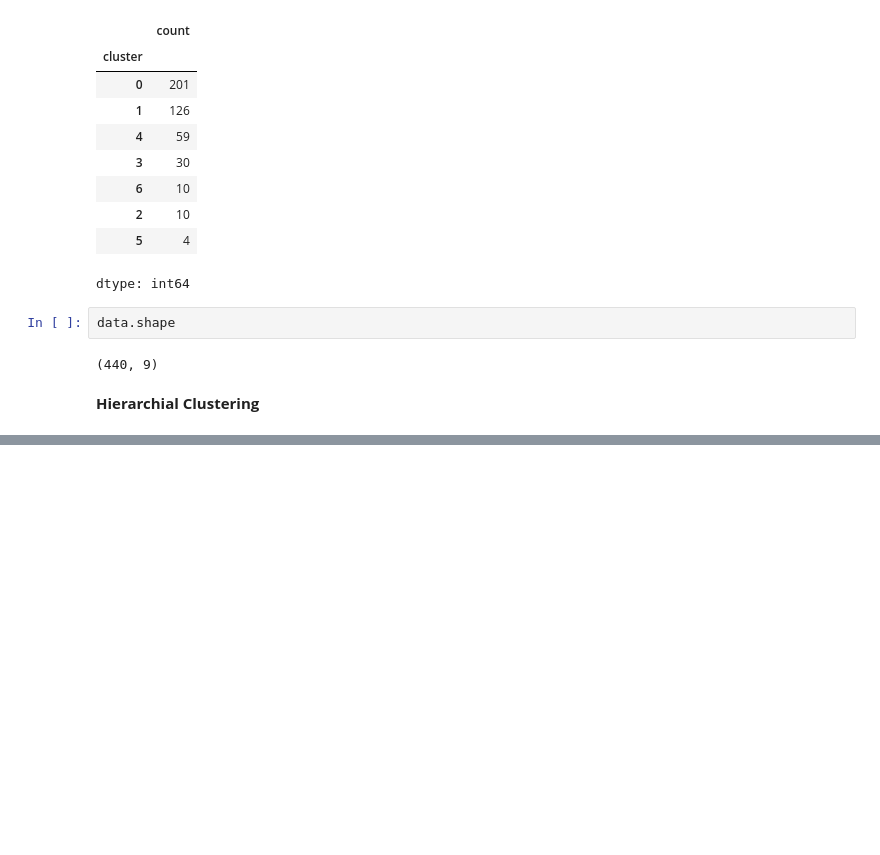
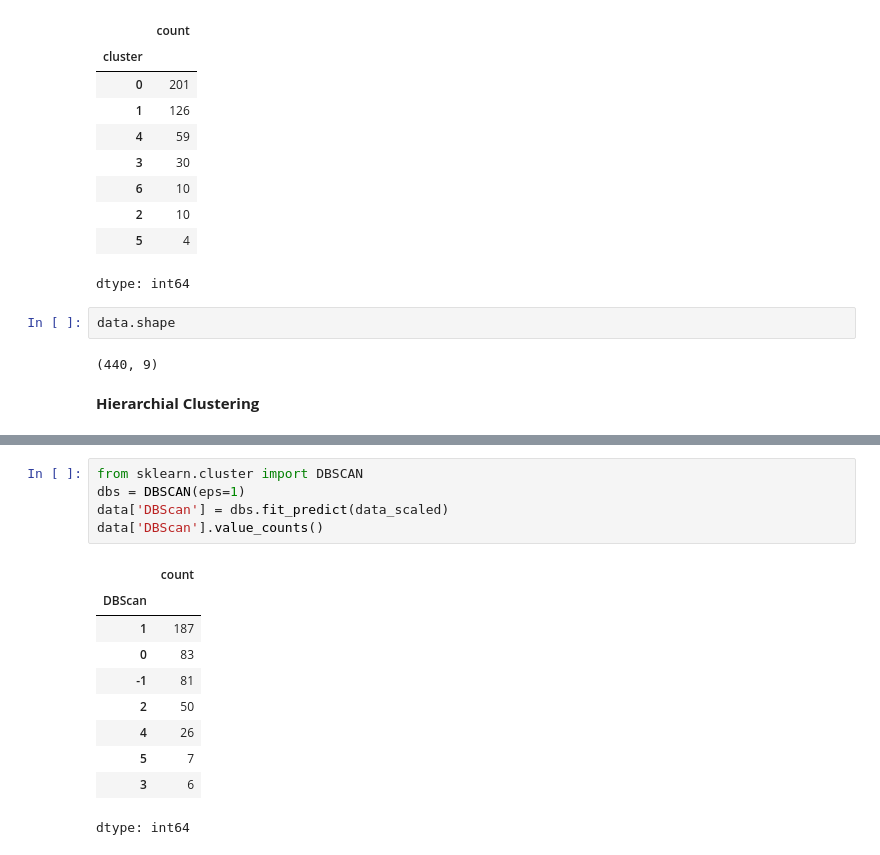
Before and after one commit to VadymKalin/nvidia_certified_associate_generative_ai_llms, a Jupyter notebook: Clustering.ipynb, the cells around one changed output, grey strips where cells are left out. Cells and saved outputs as stored; diff of their text form; blank space fills up the shorter version.

```diff
--- a/Clustering.ipynb
+++ b/Clustering.ipynb
@@ -137,0 +178,16 @@ data.shape
+# %%
+from sklearn.cluster import DBSCAN
+dbs = DBSCAN(eps=1)
+data['DBScan'] = dbs.fit_predict(data_scaled)
+data['DBScan'].value_counts()
+# %% [output]
+|  | count |
+| DBScan |  |
+| 1 | 187 |
+| 0 | 83 |
+| -1 | 81 |
+| 2 | 50 |
+| 4 | 26 |
+| 5 | 7 |
+| 3 | 6 |
+dtype: int64
```
Also changed, not shown: parts of 4 cells of this notebook.
